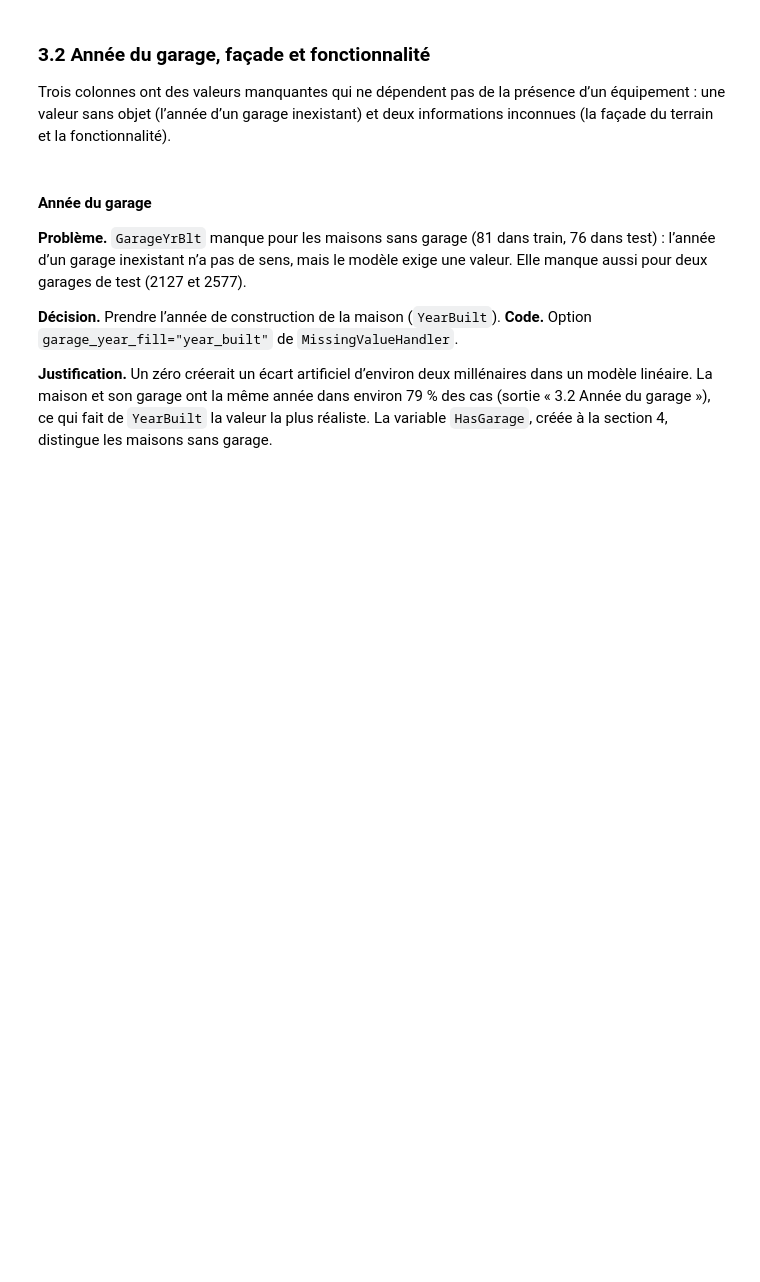
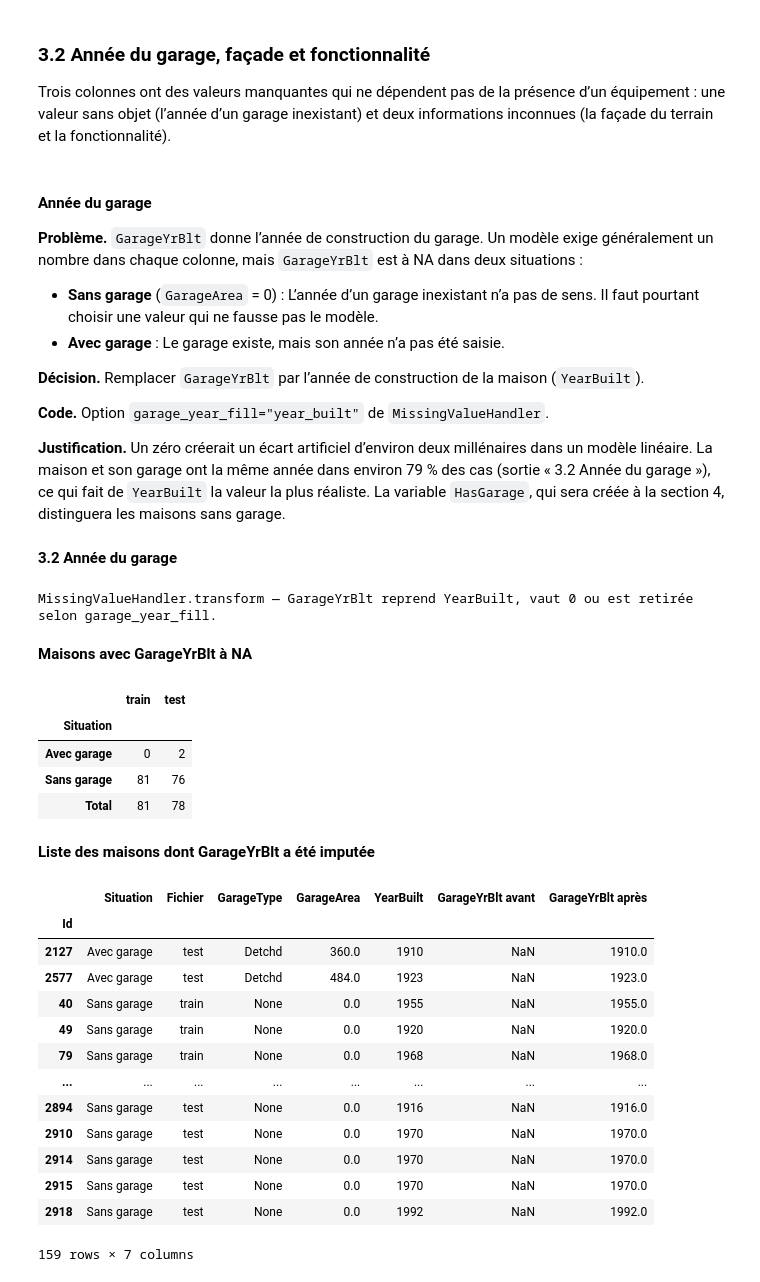
Before and after one commit to JulienDes/MAP6014---Travail-Final, a Jupyter notebook: notebooks/04_pretraitement.ipynb, the cells around one changed output. Cells and saved outputs as stored; diff of their text form; code cells hidden in the pictures; blank space fills up the shorter version.

```diff
--- a/notebooks/04_pretraitement.ipynb
+++ b/notebooks/04_pretraitement.ipynb
@@ -87,10 +92,10 @@ raw = pd.concat({"train": X, "test": test}, names=["Fichier", "Ligne"])
 clean = pd.concat({"train": cleaner.transform(X), "test": cleaner.transform(test)},
                   names=raw.index.names)
 
-def rule_doc(column):
+def rule_doc(column, method=Cleaner.transform):
     """Afficher la ligne de documentation correspondant à la règle étudiée."""
-    lines = inspect.getdoc(Cleaner.transform).splitlines()
-    print("Cleaner.transform —", next(line for line in lines if line.startswith(column + " ")))
+    lines = inspect.getdoc(method).splitlines()
+    print(f"{method.__qualname__} —", next(line for line in lines if line.startswith(column + " ")))
 
 def changed(column):
     """Repérer une correction, en considérant deux valeurs manquantes comme identiques."""
@@ -507,19 +748,66 @@ Trois colonnes ont des valeurs manquantes qui ne dépendent pas de la présence
 # %% [markdown]
 #### Année du garage
 
-**Problème.** `GarageYrBlt` manque pour les maisons sans garage (81 dans train, 76 dans test) : l’année d’un garage inexistant n’a pas de sens, mais le modèle exige une valeur. Elle manque aussi pour deux garages de test (2127 et 2577).
+**Problème.** `GarageYrBlt` donne l’année de construction du garage. Un modèle exige généralement un nombre dans chaque colonne, mais `GarageYrBlt` est à NA dans deux situations :
+- **Sans garage** (`GarageArea` = 0) : L’année d’un garage inexistant n’a pas de sens. Il faut pourtant choisir une valeur qui ne fausse pas le modèle.
+- **Avec garage** : Le garage existe, mais son année n’a pas été saisie.
 
-**Décision.** Prendre l’année de construction de la maison (`YearBuilt`). **Code.** Option `garage_year_fill="year_built"` de `MissingValueHandler`.
+**Décision.** Remplacer `GarageYrBlt` par l’année de construction de la maison (`YearBuilt`).
 
-**Justification.** Un zéro créerait un écart artificiel d’environ deux millénaires dans un modèle linéaire. La maison et son garage ont la même année dans environ 79 % des cas (sortie « 3.2 Année du garage »), ce qui fait de `YearBuilt` la valeur la plus réaliste. La variable `HasGarage`, créée à la section 4, distingue les maisons sans garage.
+**Code.** Option `garage_year_fill="year_built"` de `MissingValueHandler`.
+
+**Justification.** Un zéro créerait un écart artificiel d’environ deux millénaires dans un modèle linéaire. La maison et son garage ont la même année dans environ 79 % des cas (sortie « 3.2 Année du garage »), ce qui fait de `YearBuilt` la valeur la plus réaliste. La variable `HasGarage`, qui sera créée à la section 4, distinguera les maisons sans garage.
 # %%
 # ──────────────────────────────────────────────────────────────────────
 # 3.2 Année du garage
 # ──────────────────────────────────────────────────────────────────────
 show_title("3.2 Année du garage")
-known_year = training["GarageArea"].gt(0) & training["GarageYrBlt"].notna()
-same_year = training.loc[known_year, "GarageYrBlt"].eq(training.loc[known_year, "YearBuilt"])
-print(f"Même année : {same_year.sum()} sur {len(same_year)} garages, soit {same_year.mean():.1%}.")
+rule_doc("GarageYrBlt", MissingValueHandler.transform)
+missing_year = before["GarageYrBlt"].isna()
+situation = pd.Series(np.where(after["GarageArea"].gt(0), "Avec garage", "Sans garage"),
+                      index=before.index, name="Situation")
+garage_counts = pd.crosstab(situation[missing_year],
+                     situation[missing_year].index.get_level_values("Fichier"))[["train", "test"]]
+garage_counts.loc["Total"] = garage_counts.sum()
+show_title("Maisons avec GarageYrBlt à NA")
+display(garage_counts.rename_axis(columns=None))
+
+show_title("Liste des maisons dont GarageYrBlt a été imputée")
+display(pd.DataFrame({
+    "Situation": situation[missing_year].to_numpy(),
+    "Fichier": missing_year[missing_year].index.get_level_values("Fichier"),
+    "Id": raw.loc[missing_year, "Id"].to_numpy(),
+    "GarageType": after.loc[missing_year, "GarageType"].to_numpy(),
+    "GarageArea": after.loc[missing_year, "GarageArea"].to_numpy(),
+    "YearBuilt": after.loc[missing_year, "YearBuilt"].to_numpy(),
+    "GarageYrBlt avant": before.loc[missing_year, "GarageYrBlt"].to_numpy(),
+    "GarageYrBlt après": after.loc[missing_year, "GarageYrBlt"].to_numpy(),
+}).sort_values(["Situation", "Fichier", "Id"], ascending=[True, False, True])
+  .set_index(["Id"]))
+# %% [output]
+**3.2 Année du garage**
+MissingValueHandler.transform — GarageYrBlt reprend YearBuilt, vaut 0 ou est retirée selon garage_year_fill.
+**Maisons avec GarageYrBlt à NA**
+|  | train | test |
+| Situation |  |  |
+| Avec garage | 0 | 2 |
+| Sans garage | 81 | 76 |
+| Total | 81 | 78 |
+**Liste des maisons dont GarageYrBlt a été imputée**
+|  | Situation | Fichier | GarageType | GarageArea | YearBuilt | GarageYrBlt avant | GarageYrBlt après |
+| Id |  |  |  |  |  |  |  |
+| 2127 | Avec garage | test | Detchd | 360.0 | 1910 | NaN | 1910.0 |
+| 2577 | Avec garage | test | Detchd | 484.0 | 1923 | NaN | 1923.0 |
+| 40 | Sans garage | train | None | 0.0 | 1955 | NaN | 1955.0 |
+| 49 | Sans garage | train | None | 0.0 | 1920 | NaN | 1920.0 |
+| 79 | Sans garage | train | None | 0.0 | 1968 | NaN | 1968.0 |
+| ... | ... | ... | ... | ... | ... | ... | ... |
+| 2894 | Sans garage | test | None | 0.0 | 1916 | NaN | 1916.0 |
+| 2910 | Sans garage | test | None | 0.0 | 1970 | NaN | 1970.0 |
+| 2914 | Sans garage | test | None | 0.0 | 1970 | NaN | 1970.0 |
+| 2915 | Sans garage | test | None | 0.0 | 1970 | NaN | 1970.0 |
+| 2918 | Sans garage | test | None | 0.0 | 1992 | NaN | 1992.0 |
+159 rows × 7 columns
 # %% [markdown]
 #### Façade du terrain
 
```
Also changed, not shown: parts of 106 cells of this notebook, 8 other files.
